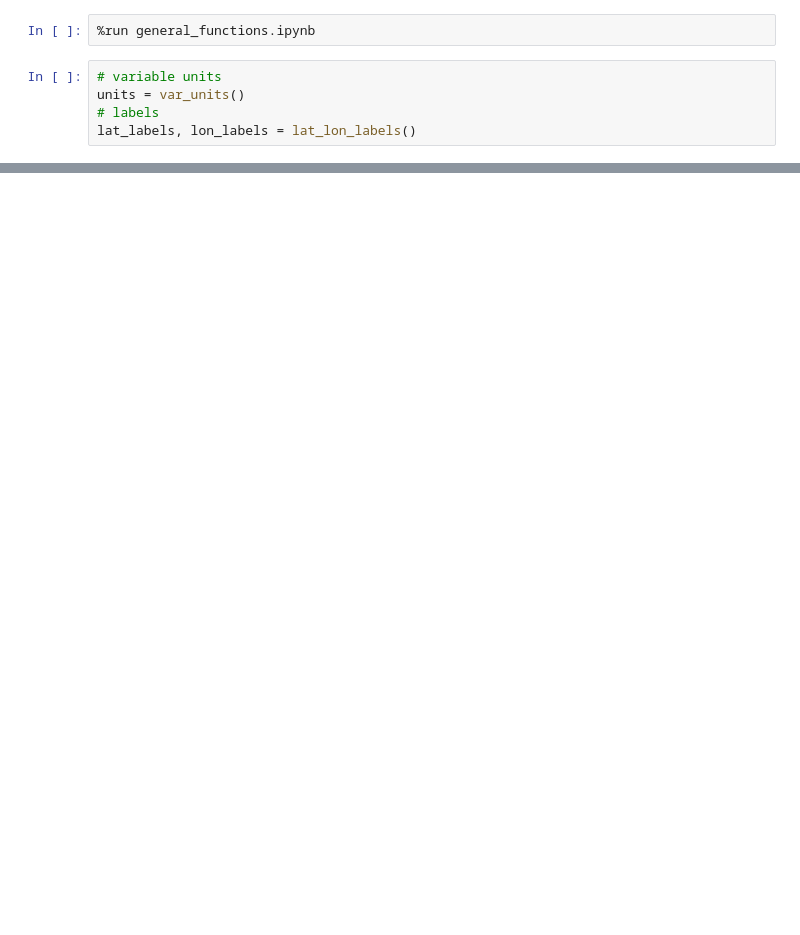
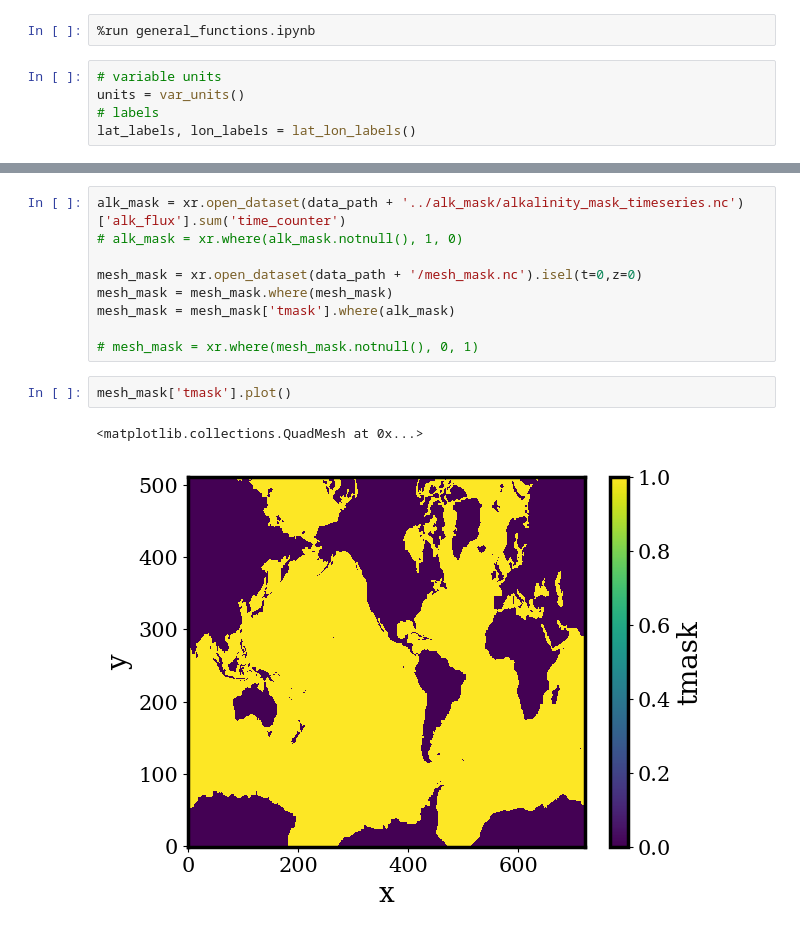
Before and after one commit to chiaraciscato/2026_ciscato_oae_seasonality, a Jupyter notebook: scripts/oae_addition_map.ipynb, the cells around one changed output, grey strips where cells are left out. Saved outputs shown, nothing was run; the diff lists cells and outputs as text; blank space fills up the shorter version.

```diff
--- a/scripts/oae_addition_map.ipynb
+++ b/scripts/oae_addition_map.ipynb
@@ -209,0 +306,14 @@ Text(0.5, 0, '[ x ]')
+# %%
+alk_mask = xr.open_dataset(data_path + '../alk_mask/alkalinity_mask_timeseries.nc')['alk_flux'].sum('time_counter')
+# alk_mask = xr.where(alk_mask.notnull(), 1, 0)
+
+mesh_mask = xr.open_dataset(data_path + '/mesh_mask.nc').isel(t=0,z=0)
+mesh_mask = mesh_mask.where(mesh_mask)
+mesh_mask = mesh_mask['tmask'].where(alk_mask)
+
+# mesh_mask = xr.where(mesh_mask.notnull(), 0, 1)
+# %%
+mesh_mask['tmask'].plot()
+# %% [output]
+<matplotlib.collections.QuadMesh at 0x...>
+[figure, added]
```
Also changed, not shown: parts of 21 cells of this notebook, 6 other files.
